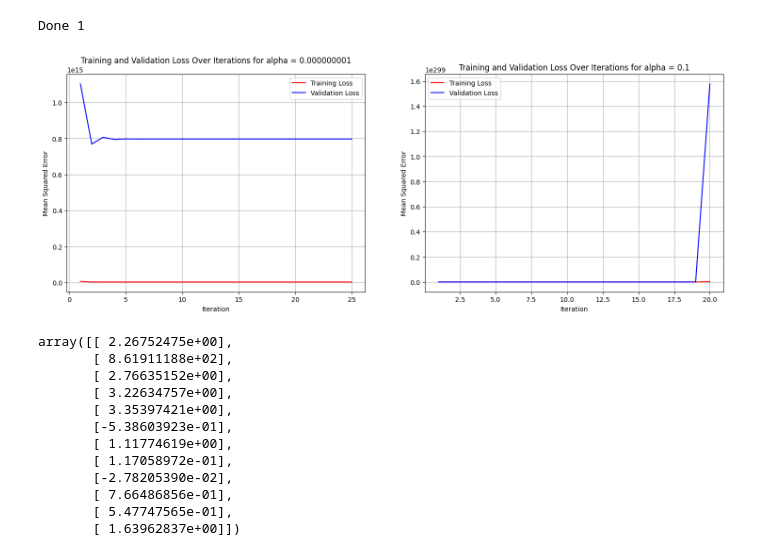
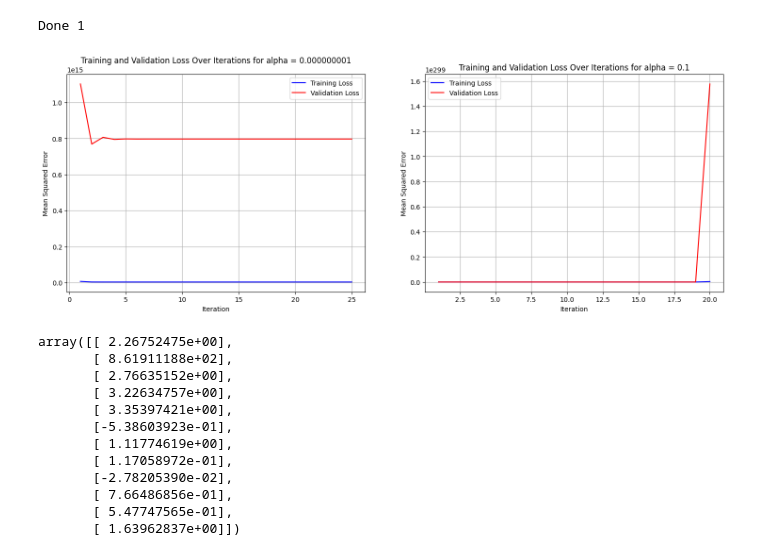
Before and after one commit to sirlapat/ML_Assignment1, a Jupyter notebook: ML_A2.ipynb, the cells around one changed output. Saved outputs shown, nothing was run; the diff lists cells and outputs as text; code cells hidden in the pictures.

```diff
--- a/ML_A2.ipynb
+++ b/ML_A2.ipynb
@@ -219,26 +219,26 @@ Done 1
 # %%
 plt.figure(figsize=(18, 6))
 
 plt.subplot(1, 2, 1)
-plt.plot(range(1, len(train_loss_alpha_3) + 1), train_loss_alpha_3, color='red', label = 'Training Loss')
-plt.plot(range(1, len(val_loss_alpha_3) + 1), val_loss_alpha_3, color='blue', label = 'Validation Loss')
+plt.plot(range(1, len(train_loss_alpha_3) + 1), train_loss_alpha_3, color='blue', label = 'Training Loss')
+plt.plot(range(1, len(val_loss_alpha_3) + 1), val_loss_alpha_3, color='red', label = 'Validation Loss')
 plt.xlabel("Iteration")
 plt.ylabel("Mean Squared Error")
 plt.title("Training and Validation Loss Over Iterations for alpha = 0.000000001")
 plt.grid()
 plt.legend()
 
 plt.subplot(1, 2, 2)
-plt.plot(range(1, len(train_loss_alpha_4) + 1), train_loss_alpha_4, color='red', label = 'Training Loss')
-plt.plot(range(1, len(val_loss_alpha_4) + 1), val_loss_alpha_4, color='blue', label = 'Validation Loss')
+plt.plot(range(1, len(train_loss_alpha_4) + 1), train_loss_alpha_4, color='blue', label = 'Training Loss')
+plt.plot(range(1, len(val_loss_alpha_4) + 1), val_loss_alpha_4, color='red', label = 'Validation Loss')
 plt.xlabel("Iteration")
 plt.ylabel("Mean Squared Error")
 plt.title("Training and Validation Loss Over Iterations for alpha = 0.1")
 plt.legend()
 plt.grid()
 plt.show()
 # %% [output]
-[figure, old version]
+[figure, new version]
 # %%
 theta_alpha_3
 # %% [output]
```
Also changed, not shown: parts of 8 cells of this notebook.
